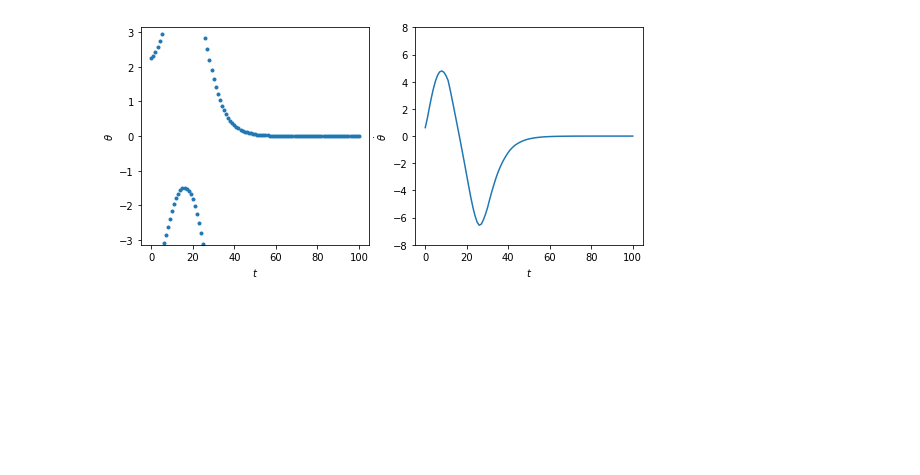
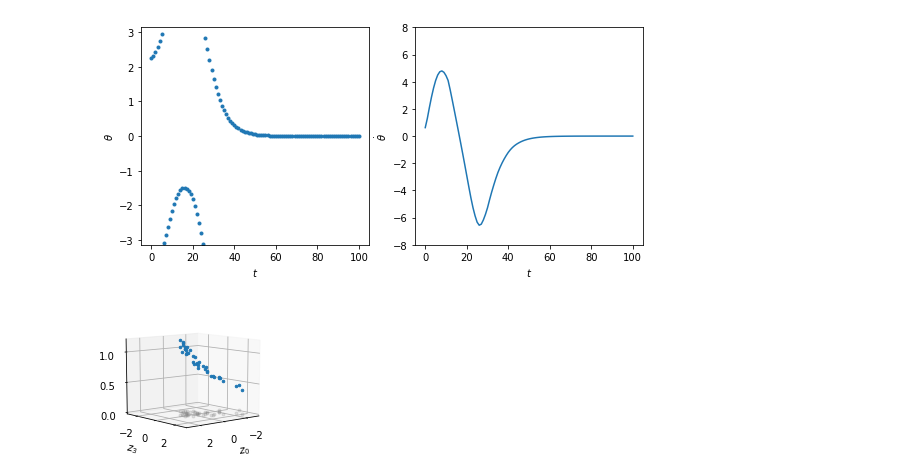
Before and after one commit to isacarnekvist/rl-project, a Jupyter notebook: stitching/train.ipynb, the cells around one changed output. Drawn from its saved outputs; the diff is of its cells as text; code cells hidden in the pictures; blank space fills up the shorter version.

```diff
--- a/stitching/train.ipynb
+++ b/stitching/train.ipynb
@@ -688,0 +815,45 @@ env.close()
+# %%
+masses = []
+coeffs = []
+for i, env in enumerate(envs.envs):
+    masses.append((env.env.m, i))
+    coeffs.append((env.env.action_cost, i))
+z1s_m = []
+z2s_m = []
+ms = []
+for m, i in sorted(masses):
+    z1 = latent_mapping.mean[i, 0].cpu().detach().numpy()
+    z2 = latent_mapping.mean[i, 3].cpu().detach().numpy()
+    z1s_m.append(z1)
+    z2s_m.append(z2)
+    ms.append(m)
+z1s_k = []
+z2s_k = []
+ks = []
+for k, i in sorted(coeffs):
+    z1 = latent_mapping.mean[i, 0].cpu().detach().numpy()
+    z2 = latent_mapping.mean[i, 3].cpu().detach().numpy()
+    z1s_k.append(z1)
+    z2s_k.append(z2)
+    ks.append(k)
+# %%
+import matplotlib.pyplot as plt
+from mpl_toolkits.mplot3d import Axes3D
+%matplotlib inline
+
+fig = plt.figure(figsize=(3, 2.5))
+ax = fig.add_subplot(111, projection='3d')
+ax.plot(z1s_m, z2s_m, ms, '.', markersize=5.0)
+ax.plot(z1s_m, z2s_m, np.zeros(len(ms)), '.', color='grey', alpha=0.2)
+ax.set_xlabel('$z_0$')
+ax.set_ylabel('$z_3$')
+ax.set_zlabel('$m$')
+ax.set_xticks([-2, 0, 2])
+ax.set_yticks([-2, 0, 2])
+ax.set_zticks([0.0, 0.5, 1.0])
+ax.set_xlim(-3, 3)
+ax.set_ylim(-3, 3)
+ax.view_init(elev=10, azim=50)
+plt.show()
+# %% [output]
+[figure, added]
```
Also changed, not shown: parts of 15 cells of this notebook, 2 other files.
